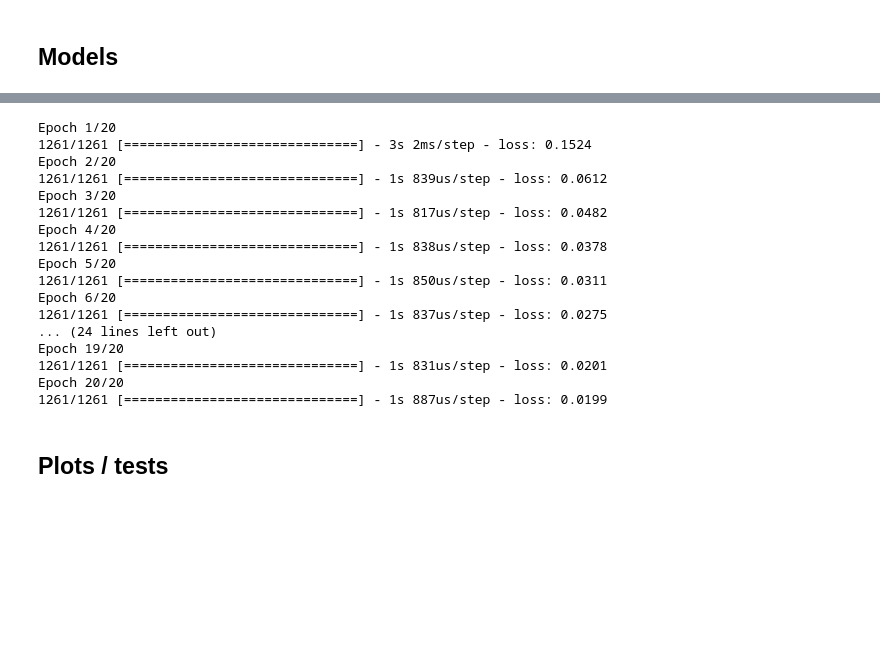
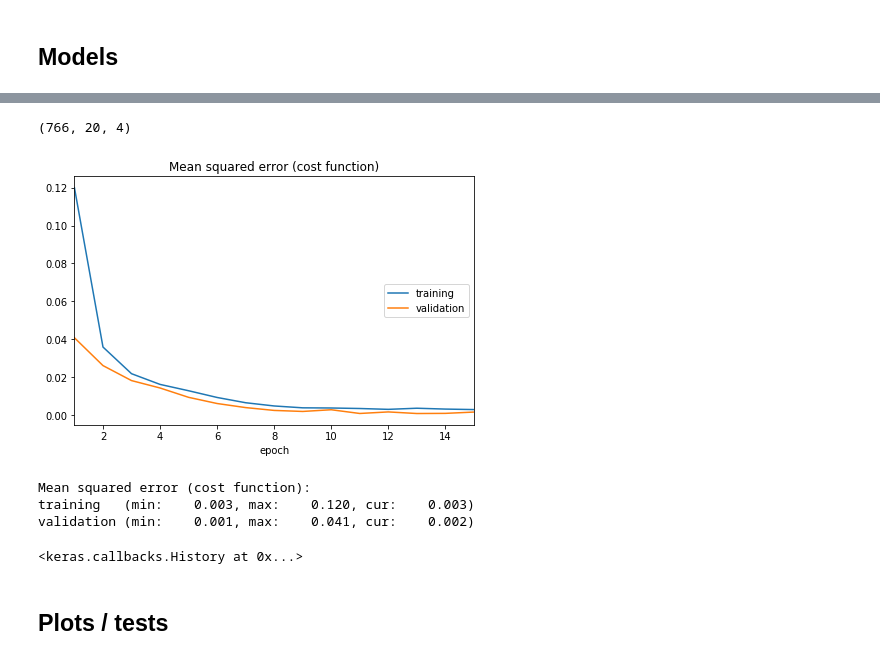
Before and after one commit to bitreport-org/Bitreport, a Jupyter notebook: prophecy/ProphecyTests.ipynb, the cells around one changed output, grey strips where cells are left out. Saved outputs shown, nothing was run; the diff lists cells and outputs as text; code cells hidden in the pictures; blank space fills up the shorter version.

```diff
--- a/prophecy/ProphecyTests.ipynb
+++ b/prophecy/ProphecyTests.ipynb
@@ -157,0 +141,5 @@ X_train.shape
+# %%
+size, future = 20, 1
+val = pd.read_pickle('data/NEOUSD:6h_full.pkl')
+val = make_observations(val.iloc[:, :4], size, future)
+val.head()
@@ -158,7 +153,14 @@ X_train.shape
+# %%
+X_test = val.x.values
+y_test = val.y.values
+X_test = np.array([x for x in X_test])
+X_test.shape
+# %% [output]
+(766, 20, 4)
 # %%
 from keras.models import Model
 from keras.layers import Dense, Embedding, Dropout, Activation, Concatenate, Input, LSTM, CuDNNLSTM, concatenate, Reshape
-
+from livelossplot.keras import PlotLossesCallback
 
 def OHLC_prophecy(ts_input_shape,
                 lstm_size = 32,
@@ -166,7 +168,7 @@ def OHLC_prophecy(ts_input_shape,
                 size_dense=64,
                 num_dense=2,
                 p_loss='mean_squared_error',
-                p_optimizer='sgd',
+                p_optimizer='adam',
                 use_gpu_specifics=False):
     """
     Uses OHLC input
@@ -189,7 +191,7 @@ def OHLC_prophecy(ts_input_shape,
     # Output dense
     output = Dense(1, activation='linear')(dense_out)
 
-    model = Model(inputs=ts_input, outputs=output)
+    model = Model(inputs=net_input, outputs=output)
     model.compile(loss=p_loss, optimizer=p_optimizer)
 
     return model
@@ -198,24 +203,14 @@ model = prophetOHLC(ts_input_shape=X_train[0].shape[0], lstm_size=200, num_dense
 # %%
-results = model.fit(
- X_train, y_train,
- epochs= 20,
- batch_size = 200
+model.fit(
+    X_train, y_train,
+    epochs= 15,
+    batch_size = 256,
+    validation_data=(X_test, y_test),
+    callbacks=[PlotLossesCallback()]
 )
 # %% [output]
+[figure, added]
-Epoch 1/20
-1261/1261 [==============================] - 3s 2ms/step - loss: 0.1524
-Epoch 2/20
-1261/1261 [==============================] - 1s 839us/step - loss: 0.0612
-Epoch 3/20
-1261/1261 [==============================] - 1s 817us/step - loss: 0.0482
-Epoch 4/20
-1261/1261 [==============================] - 1s 838us/step - loss: 0.0378
-Epoch 5/20
-1261/1261 [==============================] - 1s 850us/step - loss: 0.0311
-Epoch 6/20
-1261/1261 [==============================] - 1s 837us/step - loss: 0.0275
-... (24 lines left out)
-Epoch 19/20
-1261/1261 [==============================] - 1s 831us/step - loss: 0.0201
-Epoch 20/20
-1261/1261 [==============================] - 1s 887us/step - loss: 0.0199
+Mean squared error (cost function):
+training   (min:    0.003, max:    0.120, cur:    0.003)
+validation (min:    0.001, max:    0.041, cur:    0.002)
+<keras.callbacks.History at 0x...>
```
Also changed, not shown: parts of 34 cells of this notebook, 7 other files.
